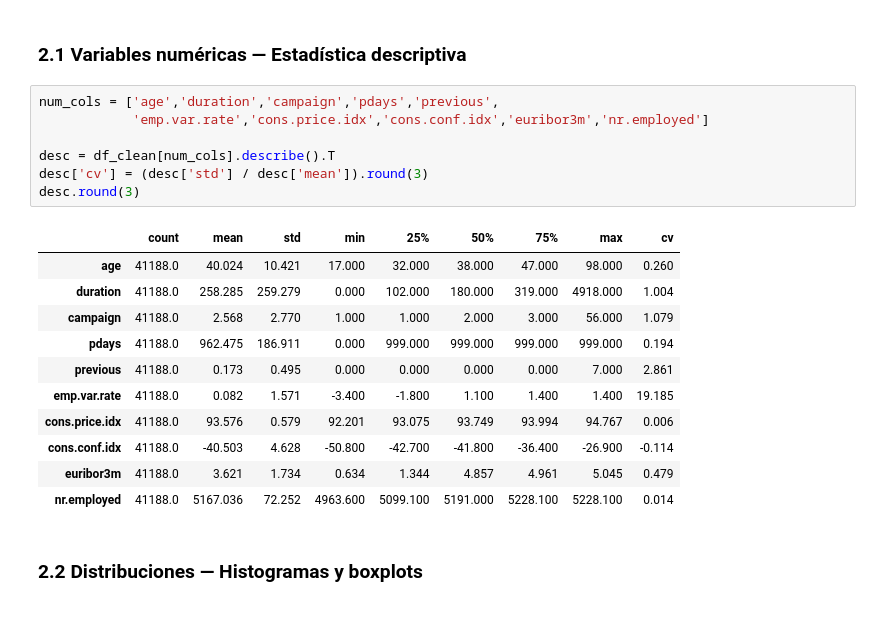
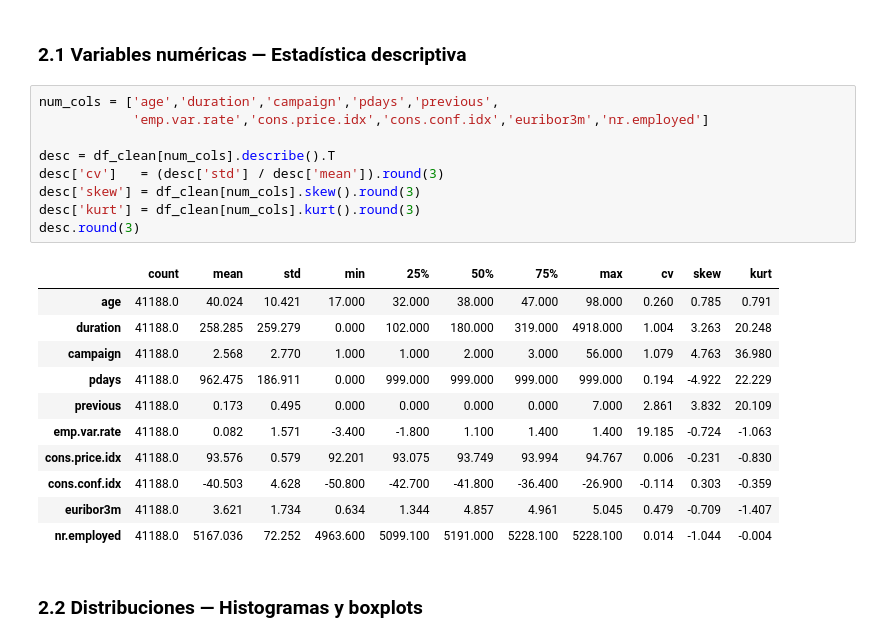
Before and after one commit to k1ngdom0fbullsh1t/proyecto-grupo4-mcdi501, a Jupyter notebook: notebooks/f1_definicion/F1_Definicion.ipynb, the cells around one changed output. Cells and saved outputs as stored; diff of their text form.

```diff
--- a/notebooks/f1_definicion/F1_Definicion.ipynb
+++ b/notebooks/f1_definicion/F1_Definicion.ipynb
@@ -216,22 +216,24 @@ resumen.set_index('Métrica')
 # %%
 num_cols = ['age','duration','campaign','pdays','previous',
             'emp.var.rate','cons.price.idx','cons.conf.idx','euribor3m','nr.employed']
 
 desc = df_clean[num_cols].describe().T
-desc['cv'] = (desc['std'] / desc['mean']).round(3)
+desc['cv']   = (desc['std'] / desc['mean']).round(3)
+desc['skew'] = df_clean[num_cols].skew().round(3)
+desc['kurt'] = df_clean[num_cols].kurt().round(3)
 desc.round(3)
 # %% [output]
-|  | count | mean | std | min | 25% | 50% | 75% | max | cv |
-| age | 41188.0 | 40.024 | 10.421 | 17.000 | 32.000 | 38.000 | 47.000 | 98.000 | 0.260 |
-| duration | 41188.0 | 258.285 | 259.279 | 0.000 | 102.000 | 180.000 | 319.000 | 4918.000 | 1.004 |
-| campaign | 41188.0 | 2.568 | 2.770 | 1.000 | 1.000 | 2.000 | 3.000 | 56.000 | 1.079 |
-| pdays | 41188.0 | 962.475 | 186.911 | 0.000 | 999.000 | 999.000 | 999.000 | 999.000 | 0.194 |
-| previous | 41188.0 | 0.173 | 0.495 | 0.000 | 0.000 | 0.000 | 0.000 | 7.000 | 2.861 |
-| emp.var.rate | 41188.0 | 0.082 | 1.571 | -3.400 | -1.800 | 1.100 | 1.400 | 1.400 | 19.185 |
-| cons.price.idx | 41188.0 | 93.576 | 0.579 | 92.201 | 93.075 | 93.749 | 93.994 | 94.767 | 0.006 |
-| cons.conf.idx | 41188.0 | -40.503 | 4.628 | -50.800 | -42.700 | -41.800 | -36.400 | -26.900 | -0.114 |
-| euribor3m | 41188.0 | 3.621 | 1.734 | 0.634 | 1.344 | 4.857 | 4.961 | 5.045 | 0.479 |
-| nr.employed | 41188.0 | 5167.036 | 72.252 | 4963.600 | 5099.100 | 5191.000 | 5228.100 | 5228.100 | 0.014 |
+|  | count | mean | std | min | 25% | 50% | 75% | max | cv | skew | kurt |
+| age | 41188.0 | 40.024 | 10.421 | 17.000 | 32.000 | 38.000 | 47.000 | 98.000 | 0.260 | 0.785 | 0.791 |
+| duration | 41188.0 | 258.285 | 259.279 | 0.000 | 102.000 | 180.000 | 319.000 | 4918.000 | 1.004 | 3.263 | 20.248 |
+| campaign | 41188.0 | 2.568 | 2.770 | 1.000 | 1.000 | 2.000 | 3.000 | 56.000 | 1.079 | 4.763 | 36.980 |
+| pdays | 41188.0 | 962.475 | 186.911 | 0.000 | 999.000 | 999.000 | 999.000 | 999.000 | 0.194 | -4.922 | 22.229 |
+| previous | 41188.0 | 0.173 | 0.495 | 0.000 | 0.000 | 0.000 | 0.000 | 7.000 | 2.861 | 3.832 | 20.109 |
+| emp.var.rate | 41188.0 | 0.082 | 1.571 | -3.400 | -1.800 | 1.100 | 1.400 | 1.400 | 19.185 | -0.724 | -1.063 |
+| cons.price.idx | 41188.0 | 93.576 | 0.579 | 92.201 | 93.075 | 93.749 | 93.994 | 94.767 | 0.006 | -0.231 | -0.830 |
+| cons.conf.idx | 41188.0 | -40.503 | 4.628 | -50.800 | -42.700 | -41.800 | -36.400 | -26.900 | -0.114 | 0.303 | -0.359 |
+| euribor3m | 41188.0 | 3.621 | 1.734 | 0.634 | 1.344 | 4.857 | 4.961 | 5.045 | 0.479 | -0.709 | -1.407 |
+| nr.employed | 41188.0 | 5167.036 | 72.252 | 4963.600 | 5099.100 | 5191.000 | 5228.100 | 5228.100 | 0.014 | -1.044 | -0.004 |
 # %% [markdown]
 ### 2.2 Distribuciones — Histogramas y boxplots
 # %%
```
Also changed, not shown: parts of 8 cells of this notebook, 1 other file.
